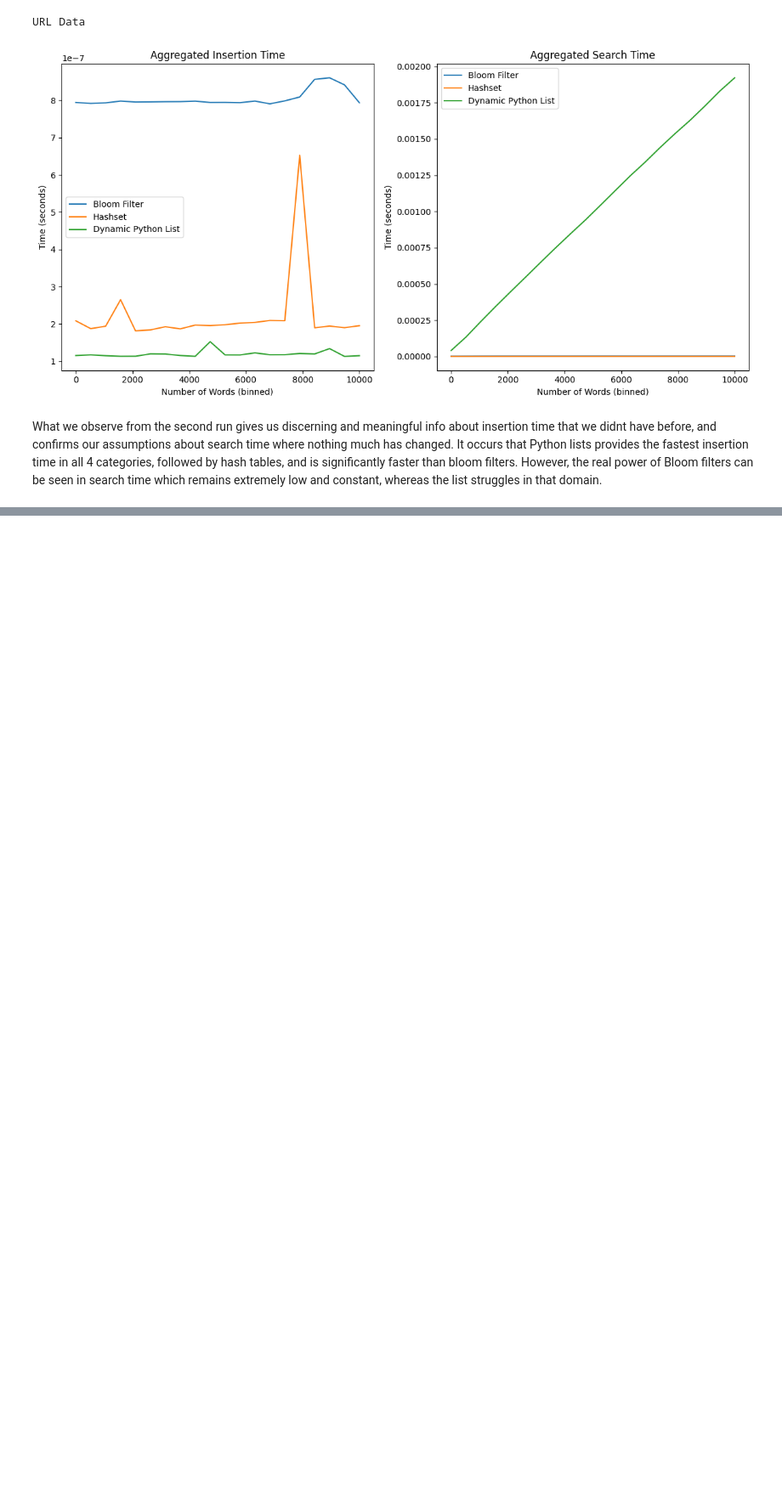
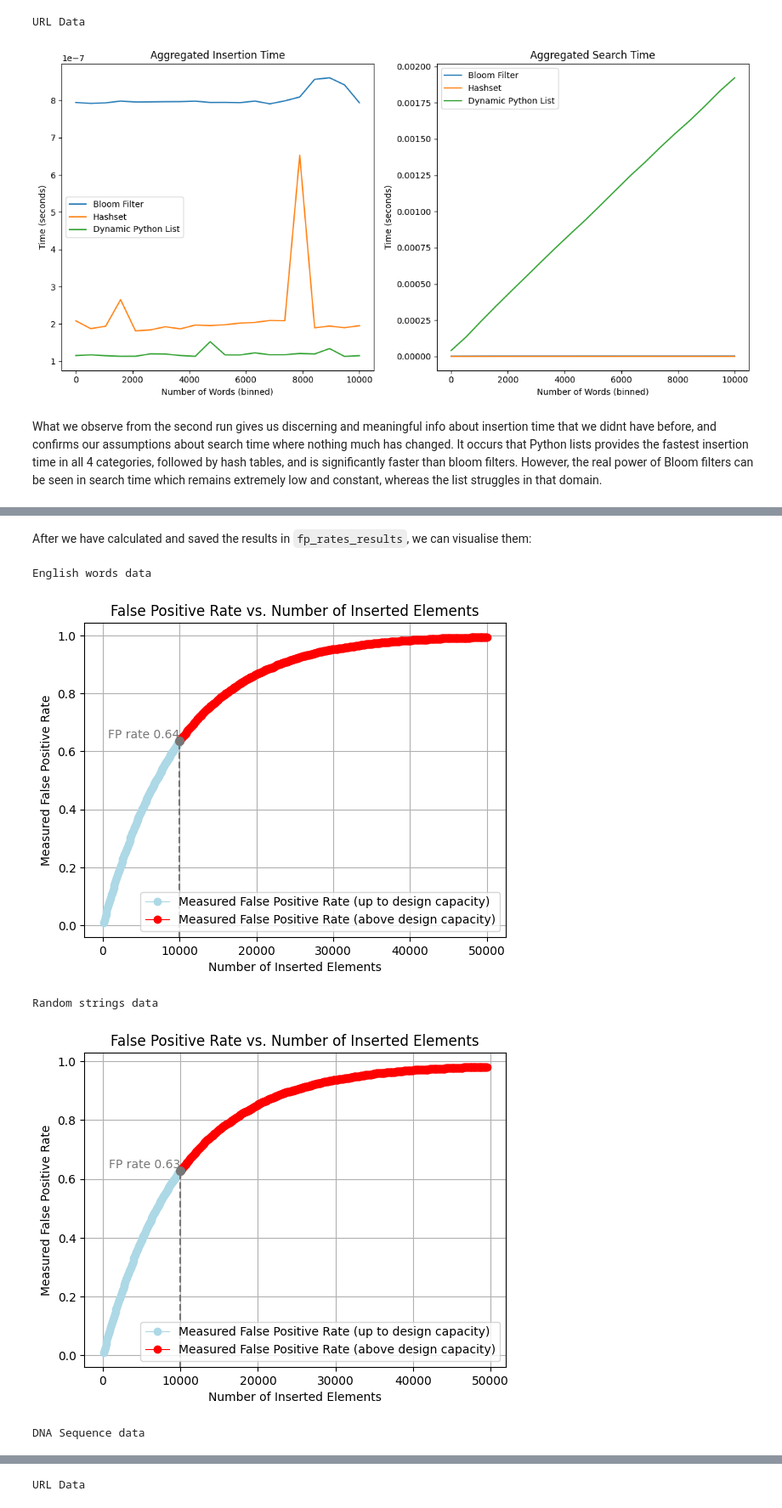
Before and after one commit to gasharova/BulMag, a Jupyter notebook: notebook.ipynb, the cells around one changed output, grey strips where cells are left out. Shown at 85% size. Saved outputs shown, nothing was run; the diff lists cells and outputs as text; code cells hidden in the pictures; blank space fills up the shorter version.

Commit message:
Question 7 and 8 - FULL
- Add question 7 and 8 fully in the notebook - scripts, graphs, text analysis
- Fix bug in BloomFilter class
- Update README accordingly

````diff
--- a/notebook.ipynb
+++ b/notebook.ipynb
@@ -294,0 +342,56 @@ What we observe from the second run gives us discerning and meaningful info abou
+# %% [markdown]
+After we have calculated and saved the results in ```fp_rates_results```, we can visualise them:
+# %%
+data_type_name = ["URL Data", "DNA Sequence data", "Random strings data", "English words data"]
+
+for i in range(0,4):
+    # Print data type
+    print(data_type_name.pop())
+
+    # Extract the values for the data type
+    data = fp_rates_results[i]
+    x_values, y_values = zip(*data)
+
+    # Calculate intersection point (max capacity) for visualisation purposes
+    intersection_index = None
+    for index, (x, y) in enumerate(data):
+        if x == fp_rate_number_of_words_by_design:
+            intersection_index = index
+            break
+
+    plt.style.use('default')
+    plt.figure(dpi=100)
+
+    # Plot the data before the intersection
+    plt.plot(x_values[:intersection_index + 1], y_values[:intersection_index + 1],
+             marker='o', color='lightblue', linewidth=0.8, label='Measured False Positive Rate (up to design capacity)')
+
+    # Plot the data after the intersection
+    plt.plot(x_values[intersection_index:], y_values[intersection_index:],
+             marker='o', color='r', linewidth=0.8, label='Measured False Positive Rate (above design capacity)')
+
+    # plot target FP - if necessary
+    # target_false_positive_rate = 0.01
+    # plt.axhline(y=target_false_positive_rate, color='grey', linestyle='--', label='Target False Positive Rate')
+
+    # plot number of elements for which BF was designed
+    plt.scatter([fp_rate_number_of_words_by_design], [y_values[intersection_index]], color='#777', s=50, zorder=11)
+    plt.text(fp_rate_number_of_words_by_design, y_values[intersection_index],
+             f'FP rate {y_values[intersection_index]:.2f}',
+             fontsize=10, ha='right', va='bottom', color='#777', zorder=13)
+    plt.axvline(x=fp_rate_number_of_words_by_design, color='#777',
+                linestyle='--', ymax=y_values[intersection_index])
+
+    # Miscellaneous
+    plt.xlabel('Number of Inserted Elements')
+    plt.ylabel('Measured False Positive Rate')
+    plt.title('False Positive Rate vs. Number of Inserted Elements')
+    plt.legend()
+    plt.grid()
+    plt.show()
+# %% [output]
+English words data
+[figure, added]
+Random strings data
+[figure, added]
+DNA Sequence data
@@ -294,0 +399 @@ What we observe from the second run gives us discerning and meaningful info abou
+URL Data
````
Also changed, not shown: parts of 9 cells of this notebook, 2 other files.
